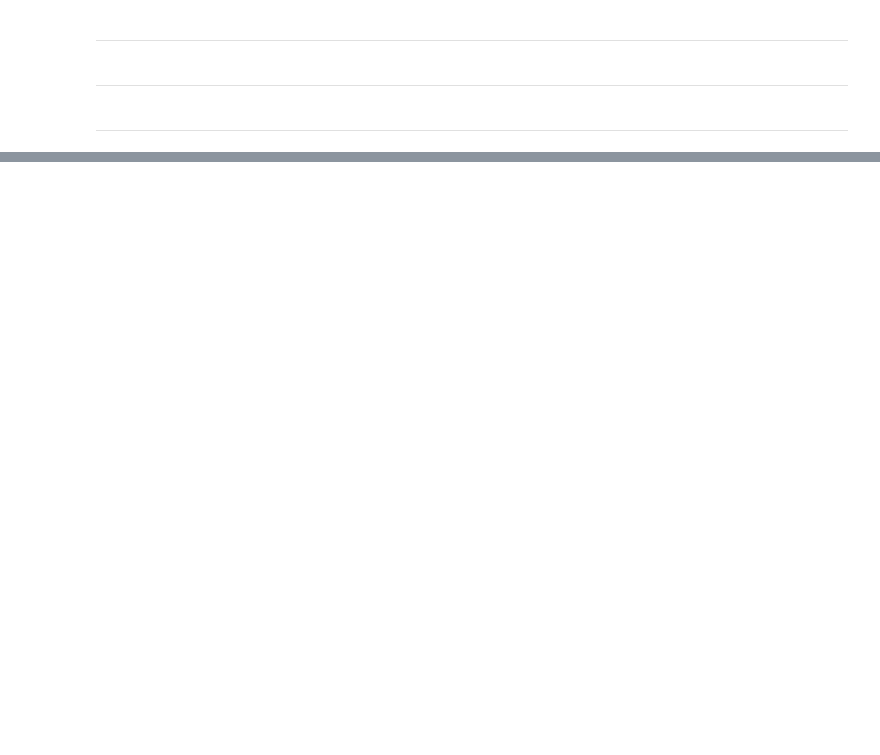
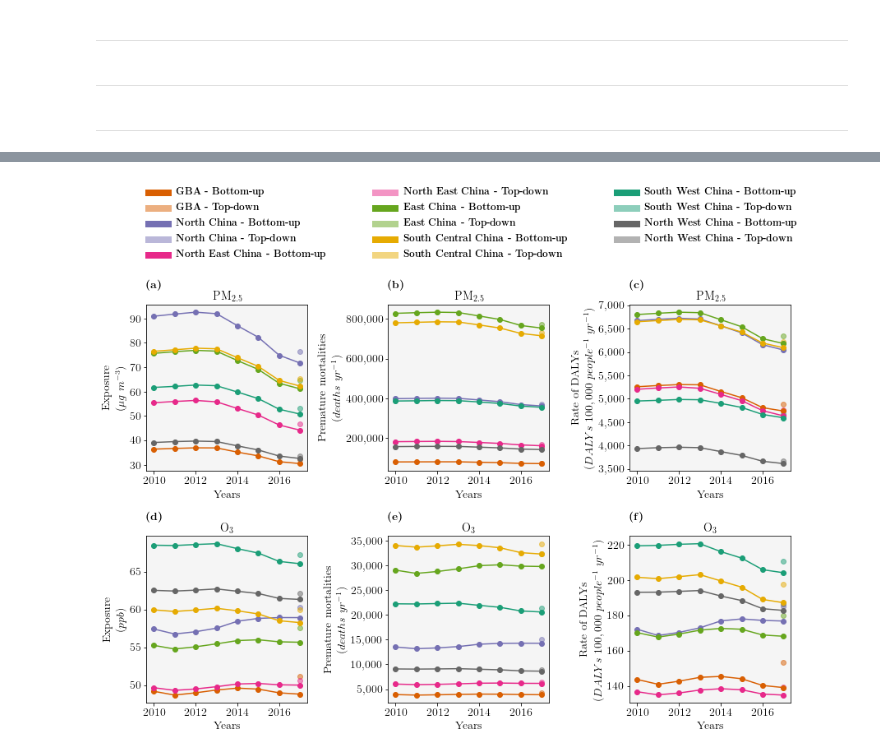
Before and after one commit to lukeconibear/emulator_annual, a Jupyter notebook: find_emissions_that_caused_air_quality_change.ipynb, the cells around one changed output, grey strips where cells are left out. Cells and saved outputs as stored; diff of their text form; code cells hidden in the pictures; blank space fills up the shorter version.

```diff
--- a/find_emissions_that_caused_air_quality_change.ipynb
+++ b/find_emissions_that_caused_air_quality_change.ipynb
@@ -766,0 +809,12 @@ print(f'Top down, contribution ENE = {round((100 * diff_top_down_ene / diff_top_
+# %%
+emission_config_filenames = {
+    'bottom_up_2010vs2015': 'RES1.15_IND1.27_TRA0.98_AGR0.98_ENE1.36',
+    'bottom_up_2011vs2015': 'RES1.19_IND1.30_TRA1.01_AGR1.01_ENE1.46',
+    'bottom_up_2012vs2015': 'RES1.20_IND1.30_TRA1.01_AGR1.02_ENE1.39',
+    'bottom_up_2013vs2015': 'RES1.13_IND1.29_TRA1.02_AGR1.01_ENE1.29',
+    'bottom_up_2014vs2015': 'RES1.06_IND1.12_TRA0.99_AGR1.01_ENE1.12',
+    'baseline': 'RES1.0_IND1.0_TRA1.0_AGR1.0_ENE1.0',
+    'bottom_up_2016vs2015': 'RES0.92_IND0.84_TRA0.97_AGR0.99_ENE0.94',
+    'bottom_up_2017vs2015': 'RES0.84_IND0.81_TRA0.99_AGR0.99_ENE0.89',
+    'top_down_2017vs2015': 'RES0.91_IND1.04_TRA0.88_AGR0.88_ENE0.52',
+}
@@ -766,0 +968,40 @@ print(f'Top down, contribution ENE = {round((100 * diff_top_down_ene / diff_top_
+# %%
+fig = plt.figure(1, figsize=(12, 8))
+gs = gridspec.GridSpec(2, 3)
+
+make_plot(0, results_compare, regions_all[1:], 'PM2_5_DRY', 'exposure', 'Exposure\n(${\mu}g$ $m^{-3}$)', 'PM$_{2.5}$')
+make_plot(1, results_compare, regions_all[1:], 'PM2_5_DRY', 'mort', 'Premature mortalities\n($deaths$ $yr^{-1}$)', 'PM$_{2.5}$')
+make_plot(2, results_compare, regions_all[1:], 'PM2_5_DRY', 'dalys_rate', 'Rate of DALYs\n($DALYs$ $100,000$ $people^{-1}$ $yr^{-1}$)', 'PM$_{2.5}$')
+make_plot(3, results_compare, regions_all[1:], 'o3_6mDM8h', 'exposure', 'Exposure\n($ppb$)', 'O$_{3}$')
+make_plot(4, results_compare, regions_all[1:], 'o3_6mDM8h', 'mort', 'Premature mortalities\n($deaths$ $yr^{-1}$)', 'O$_{3}$')
+make_plot(5, results_compare, regions_all[1:], 'o3_6mDM8h', 'dalys_rate', 'Rate of DALYs\n($DALYs$ $100,000$ $people^{-1}$ $yr^{-1}$)', 'O$_{3}$')
+
+leg_1 = matplotlib.lines.Line2D([], [], color=region_colors['GBA'], linewidth=8.0, label=r'\textbf{GBA - Bottom-up}')
+leg_2 = matplotlib.lines.Line2D([], [], color=region_colors['GBA'], linewidth=8.0, label=r'\textbf{GBA - Top-down}', alpha=0.5)
+leg_3 = matplotlib.lines.Line2D([], [], color=region_colors['North China'], linewidth=8.0, label=r'\textbf{North China - Bottom-up}')
+leg_4 = matplotlib.lines.Line2D([], [], color=region_colors['North China'], linewidth=8.0, label=r'\textbf{North China - Top-down}', alpha=0.5)
+leg_5 = matplotlib.lines.Line2D([], [], color=region_colors['North East China'], linewidth=8.0, label=r'\textbf{North East China - Bottom-up}')
+leg_6 = matplotlib.lines.Line2D([], [], color=region_colors['North East China'], linewidth=8.0, label=r'\textbf{North East China - Top-down}', alpha=0.5)
+leg_7 = matplotlib.lines.Line2D([], [], color=region_colors['East China'], linewidth=8.0, label=r'\textbf{East China - Bottom-up}')
+leg_8 = matplotlib.lines.Line2D([], [], color=region_colors['East China'], linewidth=8.0, label=r'\textbf{East China - Top-down}', alpha=0.5)
+leg_9 = matplotlib.lines.Line2D([], [], color=region_colors['South Central China'], linewidth=8.0, label=r'\textbf{South Central China - Bottom-up}')
+leg_10 = matplotlib.lines.Line2D([], [], color=region_colors['South Central China'], linewidth=8.0, label=r'\textbf{South Central China - Top-down}', alpha=0.5)
+leg_11 = matplotlib.lines.Line2D([], [], color=region_colors['South West China'], linewidth=8.0, label=r'\textbf{South West China - Bottom-up}')
+leg_12 = matplotlib.lines.Line2D([], [], color=region_colors['South West China'], linewidth=8.0, label=r'\textbf{South West China - Top-down}', alpha=0.5)
+leg_13 = matplotlib.lines.Line2D([], [], color=region_colors['North West China'], linewidth=8.0, label=r'\textbf{North West China - Bottom-up}')
+leg_14 = matplotlib.lines.Line2D([], [], color=region_colors['North West China'], linewidth=8.0, label=r'\textbf{North West China - Top-down}', alpha=0.5)
+
+gs.tight_layout(fig, rect=[0, 0, 1, 1])
+
+bb = (fig.subplotpars.left - 0.05, fig.subplotpars.top + 0.2, fig.subplotpars.right - fig.subplotpars.left + 0.15, 0.1)
+plt.legend(
+    fontsize=12, fancybox=True, loc='upper center', bbox_to_anchor=bb, ncol=3, frameon=False,
+    handles=[leg_1, leg_2, leg_3, leg_4, leg_5, leg_6, leg_7, leg_8, leg_9, leg_10, leg_11, leg_12, leg_13, leg_14], mode='expand', borderaxespad=0.,
+    bbox_transform=fig.transFigure
+)
+
+#plt.savefig('/nfs/b0122/Users/earlacoa/png/paper_aia_emulator_annual/emission_trends_hia_regions.png', dpi=700, alpha=True, bbox_inches='tight')
+#plt.savefig('/nfs/b0122/Users/earlacoa/png/paper_aia_emulator_annual/emission_trends_hia_regions.eps', format='eps', dpi=700, alpha=True, bbox_inches='tight')
+plt.show()
+# %% [output]
+[figure, added]
```
Also changed, not shown: parts of 20 cells of this notebook, 5 other files.
